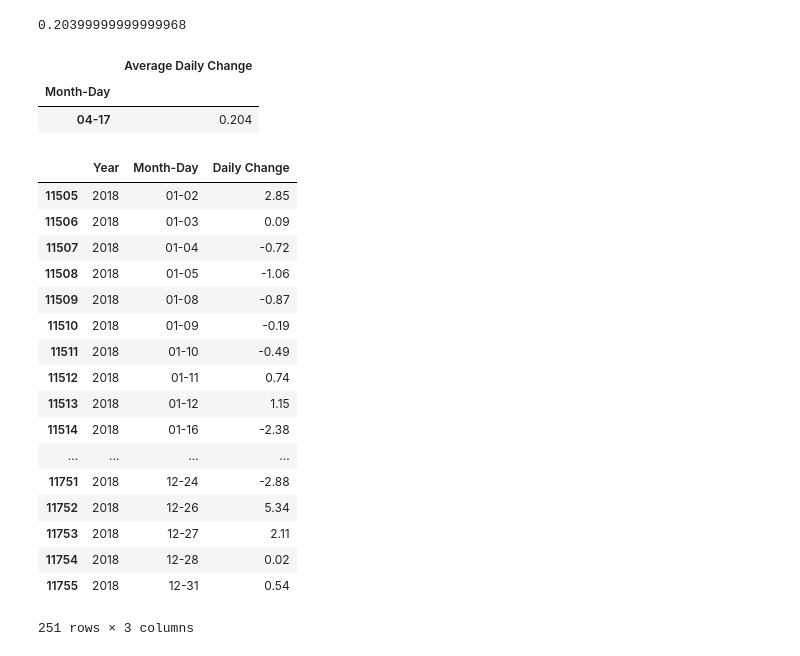
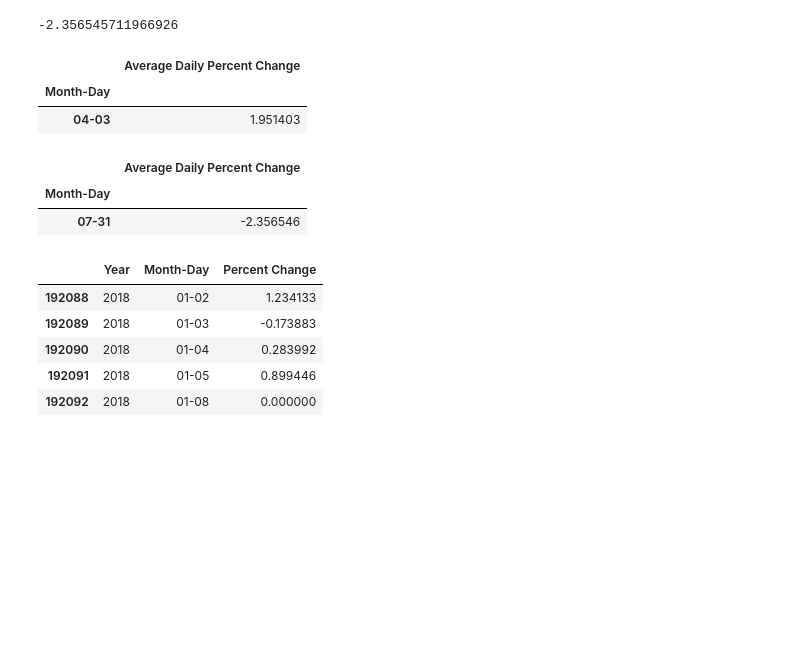
Before and after one commit to bpaynich/BRK-stocks-, a Jupyter notebook: jupyter/Experimental_Plotting.ipynb, the cells around one changed output. Cells and saved outputs as stored; diff of their text form; code cells hidden in the pictures; blank space fills up the shorter version.

Commit message:
adding stock dataframe

```diff
--- a/jupyter/Experimental_Plotting.ipynb
+++ b/jupyter/Experimental_Plotting.ipynb
@@ -33,0 +155,4 @@ DIS_data.head()
+# %%
+# Group by a specific ticker name
+ticker_data = ticker_df.loc[ticker_df['Name'] == "V"]
+ticker_data.head()
@@ -34,28 +166,30 @@ DIS_data.head()
 # %%
 # Isolate date, open, and close columns from dataframe
-date = DIS_data["Date"]
-open = DIS_data["Open"]
-close = DIS_data["Close"]
+date = ticker_data["Date"]
+open = ticker_data["Open"]
+close = ticker_data["Close"]
 
 # Create the daily change by subtracting the opening price from the closing price
 daily_change = close - open
 
+percent_change = (daily_change/open)*100
+
 # # Create a dataframe that displays all this information
 # daily_change_df = pd.DataFrame({
-#     "Date": date,
-#     "Daily Change": daily_change
+#      "Date": date,
+#      "Daily Change": daily_change
 # })
 # daily_change_df.head()
 # %%
 # Split the date column
-spl = DIS_data["Date"].str.split("-", n = 1, expand = True)
+split_date = ticker_data["Date"].str.split("-", n = 1, expand = True)
 
 # Create a dataframe that displays all this information
-daily_change_df = pd.DataFrame({
+percent_change_df = pd.DataFrame({
     "Year": split_date[0],
     "Month-Day": split_date[1],
-    "Day": split_date[2],
-    "Daily Change": daily_change
+    "Date": date,
+    "Percent Change": percent_change
 })
-daily_change_df.head()
+percent_change_df.head()
 # %% [output]
@@ -84,38 +269,34 @@ plot = date_change_avg_df.plot.line(figsize=(20,3))
 # %%
-# Find the maximum average daily change
-max_change = date_change_avg_df["Average Daily Change"].max()
+# Find the minimum average daily change
+min_avg_change = date_change_avg_df["Average Daily Percent Change"].min()
 
-max_change
+min_avg_change
 # %% [output]
-0.20399999999999968
+-2.356545711966926
 # %%
 # Find the corresponding date to this maximum average change
-max_change_date = date_change_avg_df.loc[date_change_avg_df["Average Daily Change"] == max_change]
-max_change_date
+max_avg_change_date = date_change_avg_df.loc[date_change_avg_df["Average Daily Percent Change"] == max_avg_change]
+max_avg_change_date
 # %% [output]
-|  | Average Daily Change |
+|  | Average Daily Percent Change |
 | Month-Day |  |
-| 04-17 | 0.204 |
+| 04-03 | 1.951403 |
+# %%
+# Find the corresponding date to this minimum average change
+min_avg_change_date = date_change_avg_df.loc[date_change_avg_df["Average Daily Percent Change"] == min_avg_change]
+min_avg_change_date
+# %% [output]
+|  | Average Daily Percent Change |
+| Month-Day |  |
+| 07-31 | -2.356546 |
 # %%
-last_year_df = daily_change_df.loc[daily_change_df['Year'] == "2018"]
-last_year_df
+last_year_df = percent_change_df.loc[percent_change_df['Year'] == "2018"]
+last_year_df.head()
 # %% [output]
-|  | Year | Month-Day | Daily Change |
-| 11505 | 2018 | 01-02 | 2.85 |
-| 11506 | 2018 | 01-03 | 0.09 |
-| 11507 | 2018 | 01-04 | -0.72 |
-| 11508 | 2018 | 01-05 | -1.06 |
-| 11509 | 2018 | 01-08 | -0.87 |
-| 11510 | 2018 | 01-09 | -0.19 |
-| 11511 | 2018 | 01-10 | -0.49 |
-| 11512 | 2018 | 01-11 | 0.74 |
-| 11513 | 2018 | 01-12 | 1.15 |
-| 11514 | 2018 | 01-16 | -2.38 |
-| ... | ... | ... | ... |
-| 11751 | 2018 | 12-24 | -2.88 |
-| 11752 | 2018 | 12-26 | 5.34 |
-| 11753 | 2018 | 12-27 | 2.11 |
-| 11754 | 2018 | 12-28 | 0.02 |
-| 11755 | 2018 | 12-31 | 0.54 |
+|  | Year | Month-Day | Percent Change |
+| 192088 | 2018 | 01-02 | 1.234133 |
+| 192089 | 2018 | 01-03 | -0.173883 |
+| 192090 | 2018 | 01-04 | 0.283992 |
+| 192091 | 2018 | 01-05 | 0.899446 |
+| 192092 | 2018 | 01-08 | 0.000000 |
-251 rows × 3 columns
 # %%
```
Also changed, not shown: parts of 15 cells of this notebook, 6 other files.
